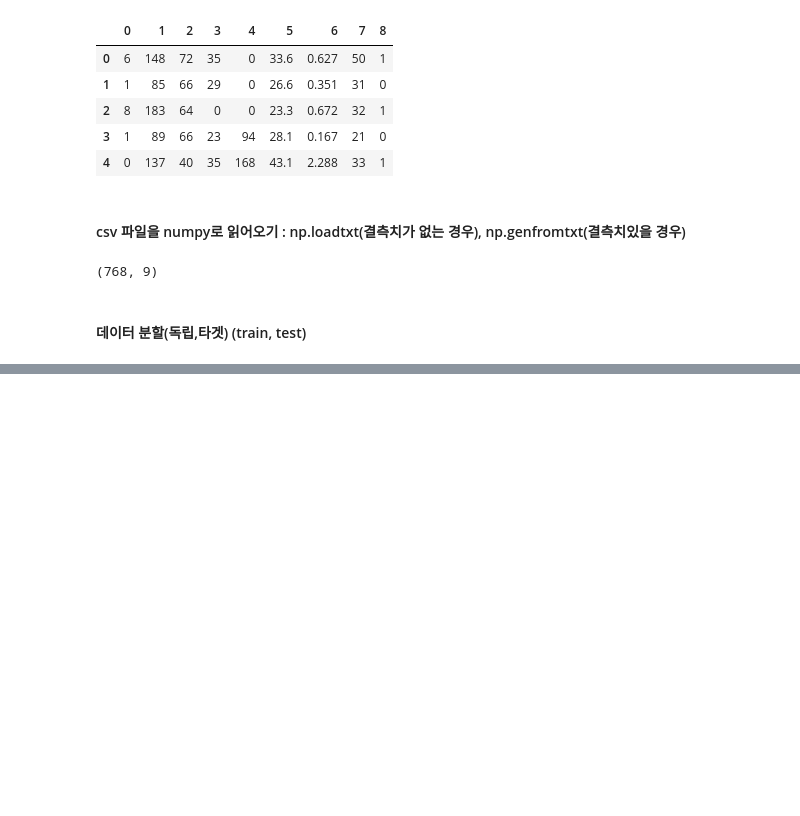
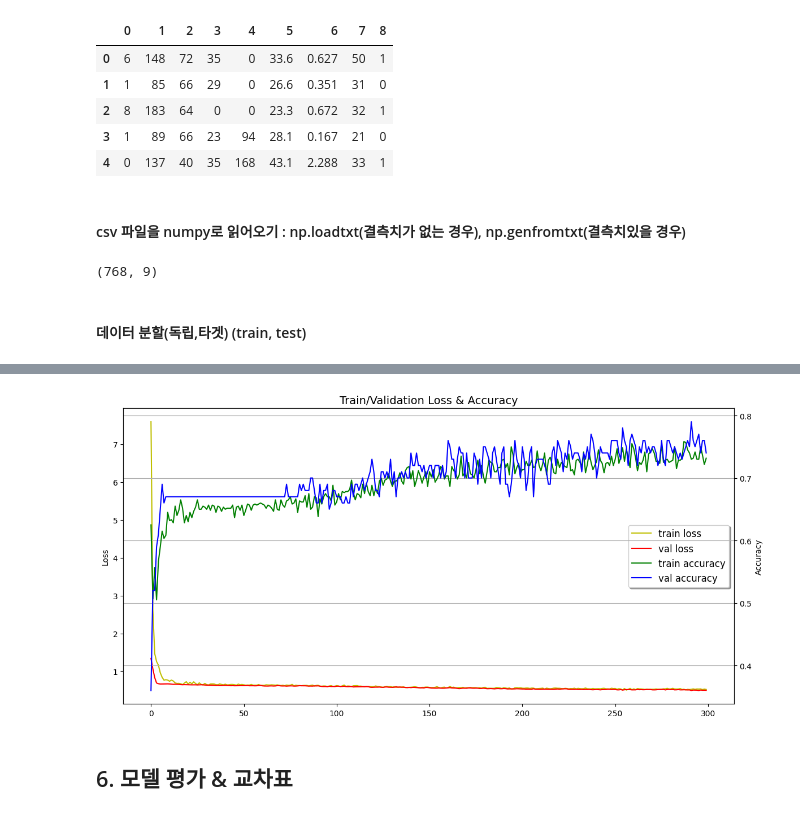
Before and after one commit to k-j-hyun/ai_x, a Jupyter notebook: source/05_DeepLearning/06_피마인디언_당뇨병발병예측(로지스틱회귀분석=이진분류,분류분석).ipynb, the cells around one changed output, grey strips where cells are left out. Cells and saved outputs as stored; diff of their text form; code cells hidden in the pictures; blank space fills up the shorter version.

```diff
--- a/source/05_DeepLearning/06_피마인디언_당뇨병발병예측(로지스틱회귀분석=이진분류,분류분석).ipynb
+++ b/source/05_DeepLearning/06_피마인디언_당뇨병발병예측(로지스틱회귀분석=이진분류,분류분석).ipynb
@@ -98,0 +325,8 @@ X_train.shape, y_train.shape, X_test.shape, y_test.shape
+# %%
+# 타겟변수의 원핫인코딩 (분류분석)
+print(y_train[:5])
+print(utils.to_categorical(y_train[:5]))
+Y_train = utils.to_categorical(y_train)
+Y_val = utils.to_categorical(y_val)
+Y_test = utils.to_categorical(y_test)
+y_train.shape, Y_train.shape, Y_val.shape, Y_test.shape
@@ -98,0 +432,30 @@ X_train.shape, y_train.shape, X_test.shape, y_test.shape
+# %%
+import matplotlib.pyplot as plt
+
+fig, loss_ax = plt.subplots(figsize=(12, 6))
+
+# 첫 번째 축: Loss
+l1, = loss_ax.plot(hist.history['loss'], 'y', label='train loss')
+l2, = loss_ax.plot(hist.history['val_loss'], 'r', label='val loss')
+loss_ax.set_ylabel('Loss')
+
+# 두 번째 축: Accuracy
+acc_ax = loss_ax.twinx()
+l3, = acc_ax.plot(hist.history['accuracy'], 'g', label='train accuracy')
+l4, = acc_ax.plot(hist.history['val_accuracy'], 'b', label='val accuracy')
+acc_ax.set_ylabel('Accuracy')
+
+# 두 축의 선을 모두 합쳐서 legend에 넣기
+lines = [l1, l2, l3, l4]
+labels = [line.get_label() for line in lines]
+loss_ax.legend(lines, labels, loc='center right', fontsize=12, frameon=True, shadow=True)
+
+# 기타 설정
+plt.title("Train/Validation Loss & Accuracy", fontsize=14)
+plt.grid(True)
+plt.tight_layout()
+plt.show()
+# %% [output]
+[figure, added]
+# %% [markdown]
+## 6. 모델 평가 & 교차표
```
Also changed, not shown: parts of 58 cells of this notebook, 7 other files.
